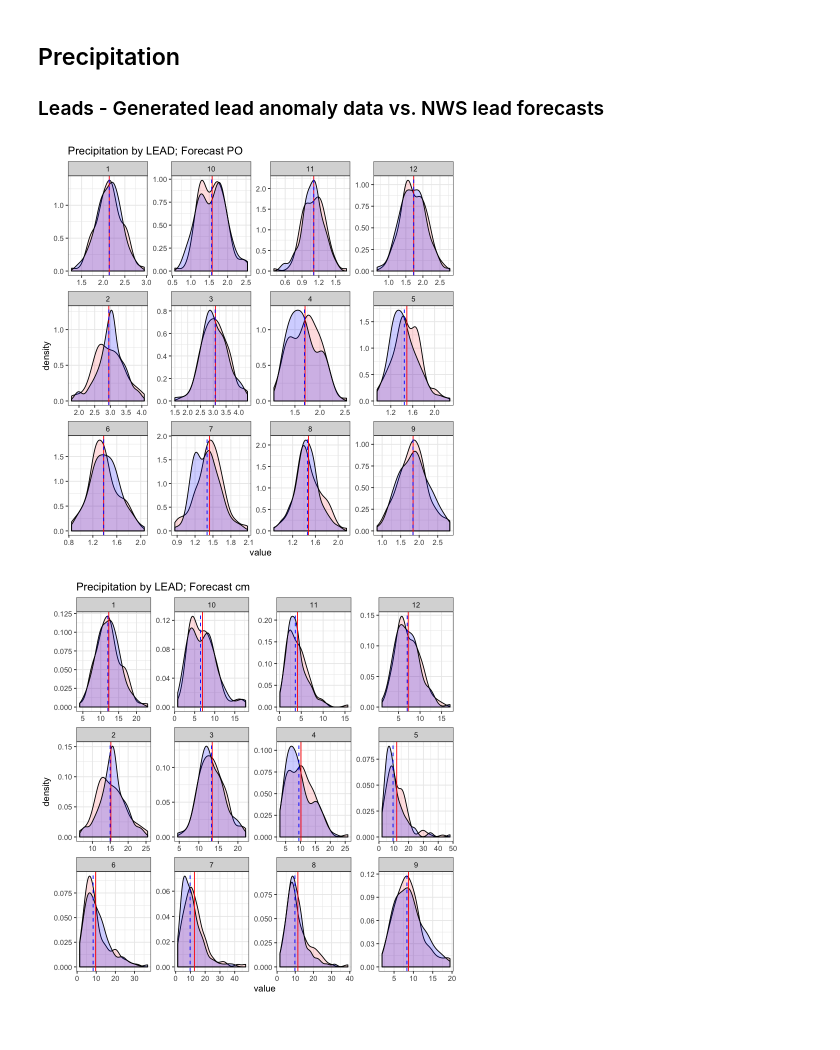
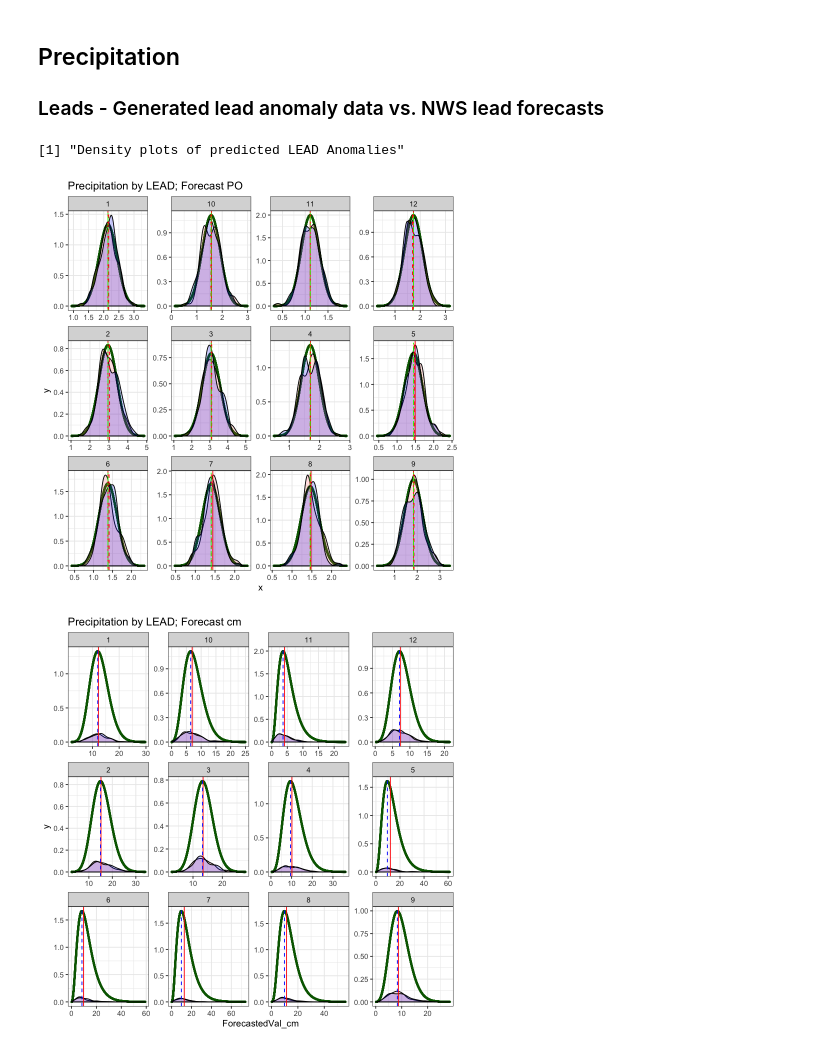
Before and after one commit to DrylandEcology/gridSTDF, a Jupyter notebook: ShortTermDroughtForecaster_Logic.ipynb, the cells around one changed output. Cells and saved outputs as stored; diff of their text form; code cells hidden in the pictures.

Commit message:
updates to figures and jupyter notebook

```diff
--- a/ShortTermDroughtForecaster_Logic.ipynb
+++ b/ShortTermDroughtForecaster_Logic.ipynb
@@ -61,11 +61,11 @@ CDRegion <- as.numeric(over(points, CD102)$ID4)
 
 # Read in and subset anomaly data -----------------------------------------------------------
 TempAnomsWhole <- fread('CurrentAnomalyTempData.csv')
-TempAnoms <- subset(TempMonthlyAnomsWhole, CD == CDRegion)
+TempAnoms <- subset(TempAnomsWhole, CD == CDRegion)
 TempAnoms <- TempAnoms[1:Nleads, ]
 
 PPTAnomsWhole <- fread('CurrentAnomalyPPTData.csv')
-PPTAnoms <- subset(PPTMonthlyAnomsWhole, CD == CDRegion)
+PPTAnoms <- subset(PPTAnomsWhole, CD == CDRegion)
 PPTAnoms <- PPTAnoms[1:Nleads, ]
 
 # Convert values and calculate NWS anomalies or correction factors \-------------------------------------------
@@ -441,17 +459,36 @@ Warning message:
 
 ### Leads - Generated lead anomaly data vs. NWS lead forecasts
 # %%
-# get distribution of nws vals
-# transformed units -> mean and sd
+print('Density plots of predicted LEAD Anomalies')
+
 pptNWSDensity <- PPTAnoms[,.(vals = rnorm(100, mean = ForecastedMEAN_PPT_PO, sd = ForecastedSD)), .(LEAD)]
+pptNWSDensityMean <- pptNWSDensity[,.(Anom_mean = mean(vals)), .(LEAD)]
 
 pptNWSDensity <- merge(pptNWSDensity, PPTAnoms[,c('LEAD', 'PO', 'ForecastedSD', 'ForecastedMEAN_PPT_PO', 'ForecastedMEAN_PPT_cm', 'ClimatatologicalMEAN_PPT_cm')])
-pptNWSDensity$ForecastedVal_in <- (pptNWSDensity$vals) ^ (1/pptNWSDensity$PO) # back transform
-pptNWSDensity$ForecastedVal_cm <- pptNWSDensity$ForecastedVal_in * 2.54 # centimeters
-pptNWSDensity$PPT_CF <- pptNWSDensity$ForecastedVal_cm / pptNWSDensity$ClimatatologicalMEAN_PPT_cm # CF
+pptNWSDensity$ForecastedVal_in <- (pptNWSDensity$vals) ^ (1/pptNWSDensity$PO)
+pptNWSDensity$ForecastedVal_cm <- pptNWSDensity$ForecastedVal_in * 2.54
+pptNWSDensity$PPT_CF <- pptNWSDensity$ForecastedVal_cm / pptNWSDensity$ClimatatologicalMEAN_PPT_cm
 #summary(pptNWSDensity)
 
-# ----------------- in transformed units ------------------------------------
+# theoreritcal distribution
+pptTheoreticalDensity <- data.frame()
+
+for(i in 1:12){
+  z <- subset(PPTAnoms, LEAD == i)
+  x <-  seq(z$ForecastedMEAN_PPT_PO - (z$ForecastedSD * 4),
+           z$ForecastedMEAN_PPT_PO + (z$ForecastedSD * 4), length = 3000)
+  y <-  dnorm(x, mean = z$ForecastedMEAN_PPT_PO, sd = z$ForecastedSD)
+
+  pptTheoreticalDensity <- rbind(pptTheoreticalDensity, data.frame(x = x, y = y, LEAD = i))
+}
+pptTheoreticalDensityMean <- setDT(pptTheoreticalDensity)[,.(Anom_mean = mean(x)),.(LEAD)]
+
+pptTheoreticalDensity <- merge(pptTheoreticalDensity, PPTAnoms[,c('LEAD', 'PO', 'ClimatatologicalMEAN_PPT_cm')])
+pptTheoreticalDensity$ForecastedVal_in <- (pptTheoreticalDensity$x) ^ (1/pptTheoreticalDensity$PO)
+pptTheoreticalDensity$ForecastedVal_cm <- pptTheoreticalDensity$ForecastedVal_in * 2.54
+pptTheoreticalDensity$PPT_CF <- pptTheoreticalDensity$ForecastedVal_cm / pptTheoreticalDensity$ClimatatologicalMEAN_PPT_cm
+
+# experiment with number in untransformed units
 pptGenAnoms <- data.table(generatedAnomData[, , "PT_GenForecasted_PO"])
 pptGenAnoms$LEAD <- row.names(pptGenAnoms)
 pptGenAnoms$LEAD <- factor(pptGenAnoms$LEAD, levels = c(1:12))
@@ -459,14 +496,17 @@ pptGenAnoms <- melt(pptGenAnoms, id.vars = 'LEAD')
 pptGenAnomsMean <- pptGenAnoms[,.(Forecast_mean = mean(value)),.(LEAD)]
 
 ggplot() +
- geom_density(data = pptGenAnoms, aes(value), alpha=.2, fill="#FF6666") +
+
+  geom_point(data = pptTheoreticalDensity, aes(x = x, y = y), color = 'darkgreen',  size = .6) +
+  geom_density(data = pptGenAnoms, aes(value), alpha=.2, fill="#FF6666") +
   geom_density(data = pptNWSDensity, aes(vals), alpha=.2, fill="blue") +
 
   facet_wrap(~LEAD, scales = 'free') +
   labs(title = 'Precipitation by LEAD; Forecast PO') +
 
   geom_vline(data = pptGenAnomsMean, aes(xintercept = Forecast_mean), color = 'red')+
-  geom_vline(data = PPTAnoms[1:12, ], aes(xintercept = ForecastedMEAN_PPT_PO), color = 'blue',  lty = 'dashed')+
+  geom_vline(data = pptNWSDensityMean, aes(xintercept = Anom_mean), color = 'red', lty = 'dashed') +
+  geom_vline(data = pptTheoreticalDensityMean, aes(xintercept = Anom_mean), color = 'green', lty = 'twodash') +
   theme_bw()
 
 # ----------------- in centimeters ------------------------------------
@@ -474,36 +514,39 @@ pptGenAnoms <- data.table(generatedAnomData[, , "PPT_GenForecasted_cm"])
 pptGenAnoms$LEAD <- row.names(pptGenAnoms)
 pptGenAnoms <- melt(pptGenAnoms, id.vars = 'LEAD')
 pptGenAnomsMean <- pptGenAnoms[,.(Forecast_mean = mean(value)),.(LEAD)]
 
 ggplot() +
+  geom_point(data = pptTheoreticalDensity, aes(x = ForecastedVal_cm, y = y), color = 'darkgreen',  size = .6) +
   geom_density(data = pptGenAnoms, aes(value), alpha=.2, fill="#FF6666") +
   geom_density(data = pptNWSDensity, aes(ForecastedVal_cm), alpha=.2, fill="blue") +
 
   facet_wrap(~LEAD, scales = 'free') +
   labs(title = 'Precipitation by LEAD; Forecast cm') +
 
   geom_vline(data = pptGenAnomsMean, aes(xintercept = Forecast_mean), color = 'red')+
   geom_vline(data = PPTAnoms[1:12, ], aes(xintercept = ForecastedMEAN_PPT_cm), color = 'blue',  lty = 'dashed')+
   theme_bw()
 
-# ----------------- Correction Factor -----------------------------
-pptGenAnoms <- data.table(generatedAnomData[, , "PPT_CF"])
+
+# --------------------- Correction factor ----------------------------
+pptGenAnoms <- data.table(generatedAnomData [, , "PPT_CF"])
 pptGenAnoms$LEAD <- row.names(pptGenAnoms)
 pptGenAnoms <- melt(pptGenAnoms, id.vars = 'LEAD')
 pptGenAnomsMean <- pptGenAnoms[,.(PPT_CF = mean(value)),.(LEAD)]
 
 ggplot() +
-  #geom_histogram(pptGenAnoms,  aes(x = value, y=..density..), colour="black", fill="white")+
+  geom_point(data = pptTheoreticalDensity, aes(x = PPT_CF, y = y), color = 'darkgreen', size = .1) +
 
   geom_density(data = pptGenAnoms, aes(value), alpha=.2, fill="#FF6666") +
   geom_density(data = pptNWSDensity, aes(PPT_CF), alpha=.2, fill="blue") +
 
   facet_wrap(~LEAD, scales = 'free') +
-  labs(title = 'Precipitation by LEAD; generated forecast cm') +
+  labs(title = 'Precipitation by LEAD; generated Correction Factorr') +
 
   geom_vline(data = pptGenAnomsMean, aes(xintercept = PPT_CF), color = 'red') +
   geom_vline(data = PPTAnoms[1:12, ], aes(xintercept = Anom_CF), color = 'blue',  lty = 'dashed')+
   theme_bw()
 # %% [output]
+[1] "Density plots of predicted LEAD Anomalies"
-[figure, old version]
+[figure, new version]
-[figure, old version]
+[figure, new version]
```
Also changed, not shown: parts of 4 cells of this notebook, 3 other files.
